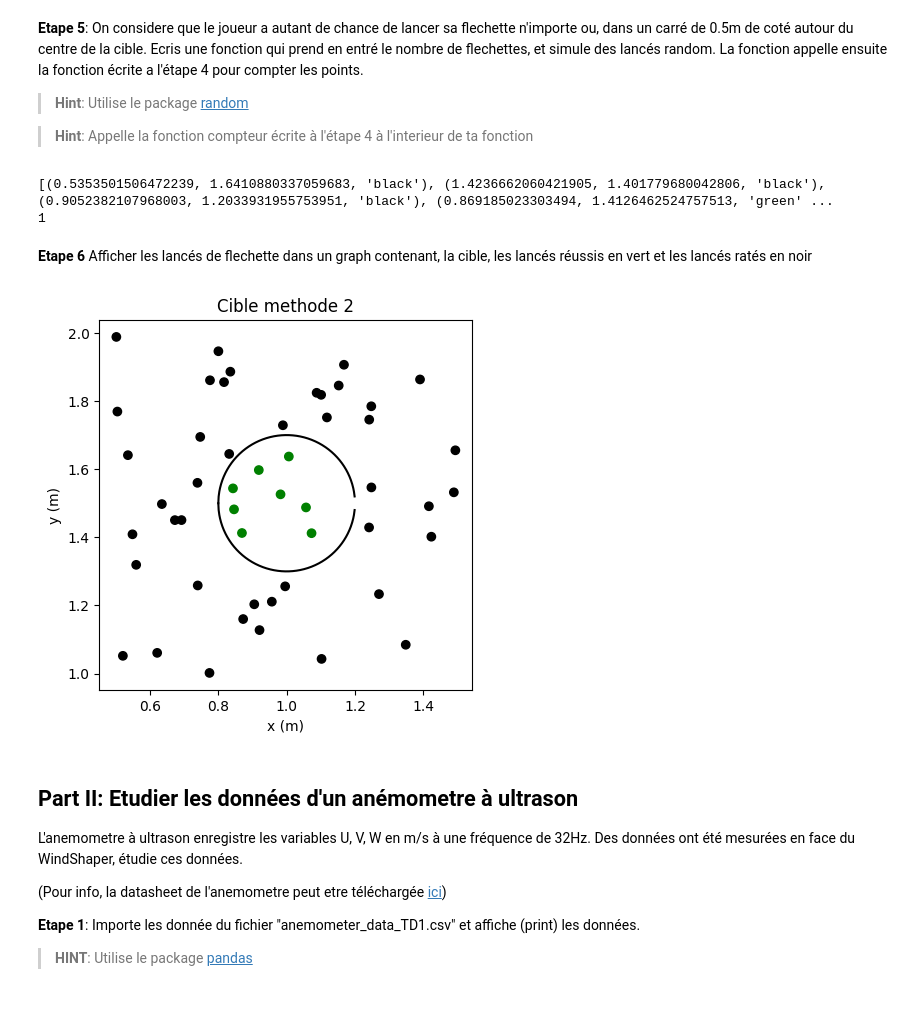
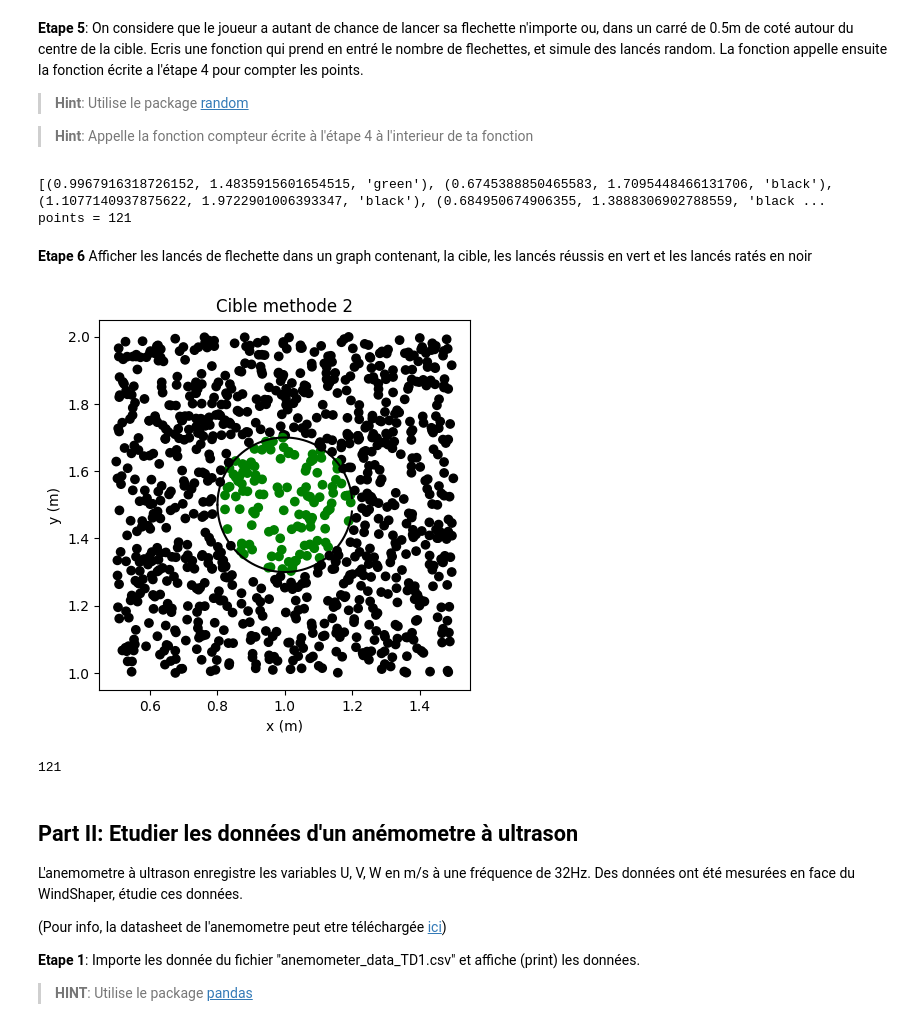
Before and after one commit to MarilouJourdain/Analyse_de_donnees, a Jupyter notebook: Analyse_de_donnees_TD1_solutions.ipynb, the cells around one changed output. Drawn from its saved outputs; the diff is of its cells as text; code cells hidden in the pictures.

```diff
--- a/Analyse_de_donnees_TD1_solutions.ipynb
+++ b/Analyse_de_donnees_TD1_solutions.ipynb
@@ -140,17 +140,17 @@ f_out = [] # List containing the coordinates of the darts, along with a colour d
 # f_out: Updated array containing the x,y coordinates of the darts and the associated color
 # pts: Updated number of points
 
-def compteur_de_points(f_in,C,pts,f_out):
+def compteur_de_points(f_in,C,f_out,pts):
     if (C[0]-f_in[0])**2 + (C[1]-f_in[1])**2 < C[2]**2 : # If the dart is within the target
-        pts +=1 # Add 1 point to the counter
+        pts += 1 # Add 1 point to the counter
         f_out.append((f_in[0], f_in[1], "green")) # Fill up the list with the dart coordinates along with the color green
     else:
         f_out.append((f_in[0], f_in[1], "black")) # Else, no points and fill up the list with the dart coordinates along with the color black
     return f_out, pts
 
-f_out, pts = compteur_de_points(f_in,C,pts,f_out) # Call function compteur_de_points
+f_out, points = compteur_de_points(f_in,C,f_out,pts) # Call function compteur_de_points
 print(f_out)
-print(pts)
+print(points)
 # %% [output]
 [(1.0, 1.5, 'green')]
 1
@@ -168,6 +168,7 @@ import random
 d = 0.5 # Distance max from the centre of the target where the dart could land
 perimeter = np.array([C[0]-d ,C[0]+d ,C[1]-d  ,C[1]+d]) # Define the random perimeter inside which the dart could land
 f_out = [] # List containing the coordinates of the darts, along with a colour depending on whether it is in or outside the circle
+pts = 0 # nombre de points
 
 
 # Function that allocate a random coordinate to each darts and counts the points
@@ -178,32 +179,35 @@ f_out = [] # List containing the coordinates of the darts, along with a colour d
 # Outputs:
 # f_out: Updated array containing the x,y coordinates of the darts and the associated color
 # pts: Updated number of points
-def lance_flechette(n_flechettes,C, perimeter):
+def lance_flechette(n_flechettes,C, perimeter,f_out,pts):
     for _ in range(n_flechettes):  # For each dart
         f_in[0],f_in[1] = random.uniform(perimeter[0],perimeter[1]), random.uniform(perimeter[2],perimeter[3]) # Compute where the dart lands
-        compteur_de_points(f_in,C,pts,f_out) # Call the function compteur_de_points
+        f_out,pts = compteur_de_points(f_in,C,f_out,pts)
     return f_out, pts
 
-lance_flechette(int(n_flechettes),C, perimeter)
+f_out, points = lance_flechette(int(n_flechettes),C, perimeter,f_out,pts)
 print(f_out)
-print(pts)
+print("points =", points)
 # %% [output]
-[(0.5353501506472239, 1.6410880337059683, 'black'), (1.4236662060421905, 1.401779680042806, 'black'), (0.9052382107968003, 1.2033931955753951, 'black'), (0.869185023303494, 1.4126462524757513, 'green' ...
-1
+[(0.9967916318726152, 1.4835915601654515, 'green'), (0.6745388850465583, 1.7095448466131706, 'black'), (1.1077140937875622, 1.9722901006393347, 'black'), (0.684950674906355, 1.3888306902788559, 'black ...
+points = 121
 # %% [markdown]
 **Etape 6** Afficher les lancés de flechette dans un graph contenant, la cible, les lancés réussis en vert et les lancés ratés en noir
 # %%
-def create_plot(pts):
+def create_plot(f_out):
     x, y, colors = zip(*f_out)
     plot_cible(C)
     plt.scatter(x, y, c=colors)
     plt.show()
 
 
 
-create_plot(pts)
+create_plot(f_out)
+
+print(points)
 # %% [output]
-[figure, old version]
+[figure, new version]
+121
 # %% [markdown]
 ## Part II: Etudier les données d'un anémometre à ultrason
 
```
Also changed, not shown: parts of 1 cell of this notebook.
